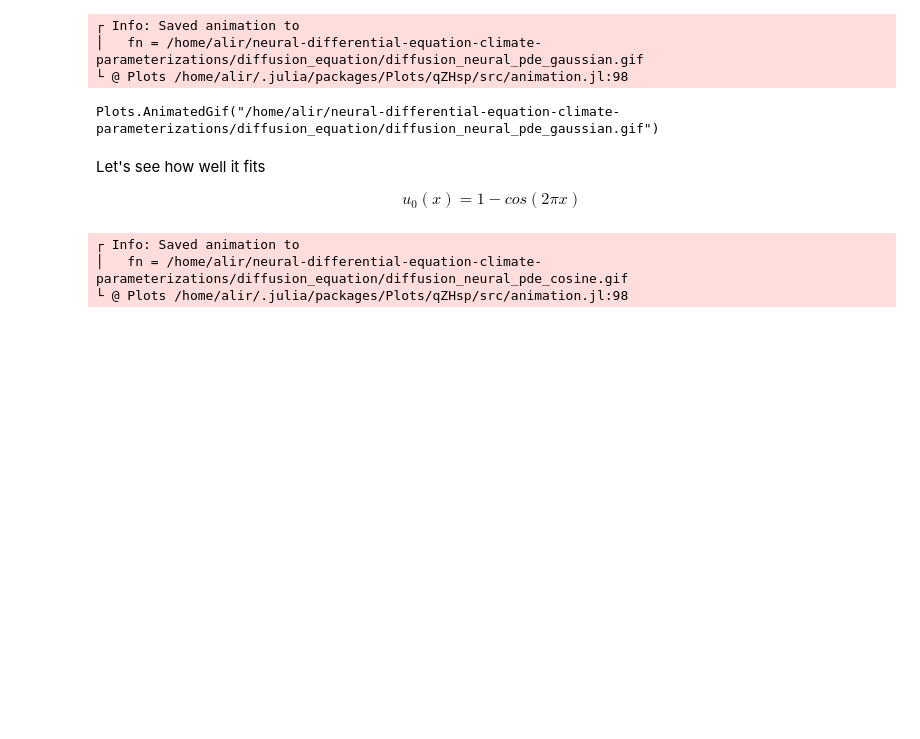
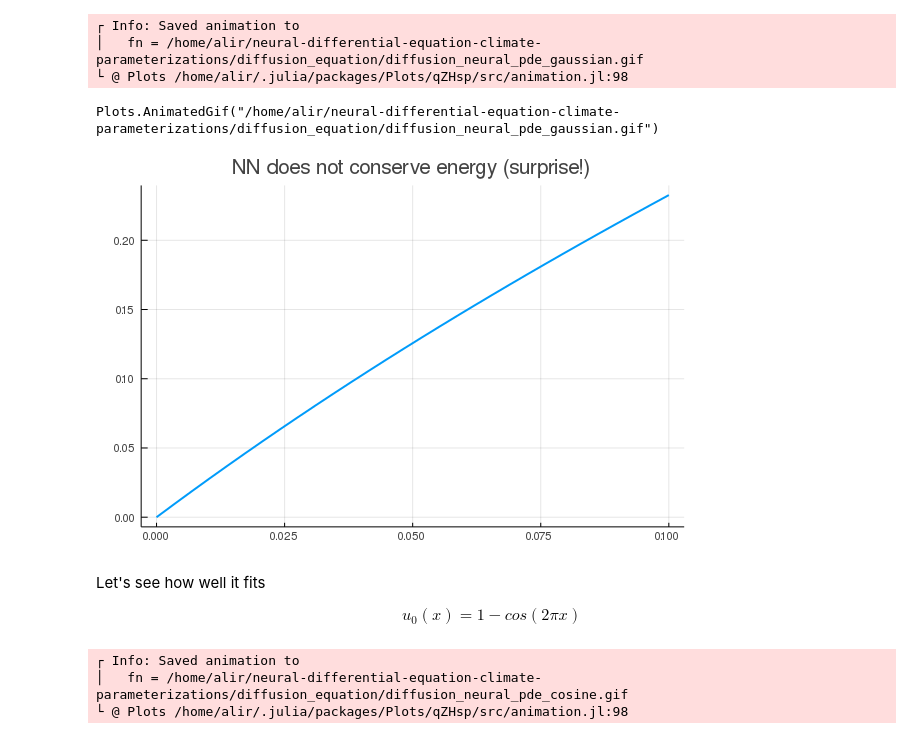
Before and after one commit to ali-ramadhan/neural-differential-equation-climate-parameterizations, a Jupyter notebook: diffusion_equation/Diffusion neural PDE.ipynb, the cells around one changed output. Drawn from its saved outputs; the diff is of its cells as text; code cells hidden in the pictures; blank space fills up the shorter version.

Commit message:
Plot NN destruction of energy as a function of time

```diff
--- a/diffusion_equation/Diffusion neural PDE.ipynb
+++ b/diffusion_equation/Diffusion neural PDE.ipynb
@@ -173,6 +188,12 @@ gif(anim, "diffusion_neural_pde_gaussian.gif", fps=15)
 │   fn = /home/alir/neural-differential-equation-climate-parameterizations/diffusion_equation/diffusion_neural_pde_gaussian.gif
 └ @ Plots /home/alir/.julia/packages/Plots/qZHsp/src/animation.jl:98
 Plots.AnimatedGif("/home/alir/neural-differential-equation-climate-parameterizations/diffusion_equation/diffusion_neural_pde_gaussian.gif")
+# %%
+total_u = sum(uₙ[:, 1])
+total_u_NN = [sum(u_NN[:, n]) for n in 1:Nt_data]
+plot(t, total_u_NN .- total_u, linewidth=2, title="NN does not conserve energy (surprise!)", label="")
+# %% [output]
+[figure, added]
 # %% [markdown]
 Let's see how well it fits
 
```
Also changed, not shown: parts of 2 cells of this notebook.
